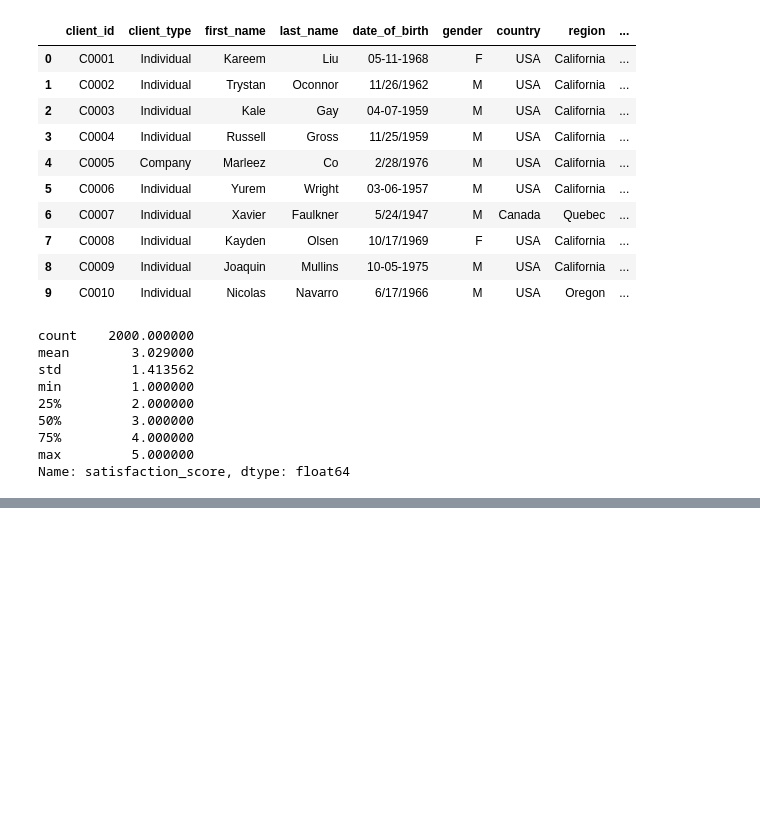
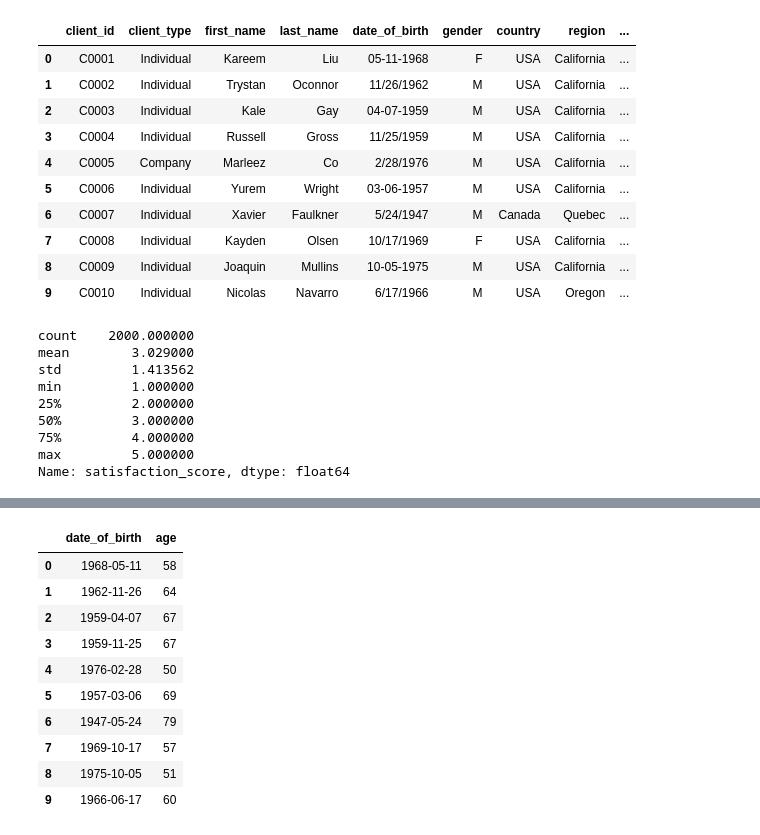
Before and after one commit to Dvnsh-coder/real-estate-ml-project, a Jupyter notebook: notebook/02_Client_Exploration.ipynb, the cells around one changed output, grey strips where cells are left out. Cells and saved outputs as stored; diff of their text form; code cells hidden in the pictures; blank space fills up the shorter version.

```diff
--- a/notebook/02_Client_Exploration.ipynb
+++ b/notebook/02_Client_Exploration.ipynb
@@ -182,0 +221,14 @@ Name: date_of_birth, dtype: str
+# %%
+clients_df[['date_of_birth', 'age']].head(10)
+# %% [output]
+|  | date_of_birth | age |
+| 0 | 1968-05-11 | 58 |
+| 1 | 1962-11-26 | 64 |
+| 2 | 1959-04-07 | 67 |
+| 3 | 1959-11-25 | 67 |
+| 4 | 1976-02-28 | 50 |
+| 5 | 1957-03-06 | 69 |
+| 6 | 1947-05-24 | 79 |
+| 7 | 1969-10-17 | 57 |
+| 8 | 1975-10-05 | 51 |
+| 9 | 1966-06-17 | 60 |
```
Also changed, not shown: parts of 14 cells of this notebook.
